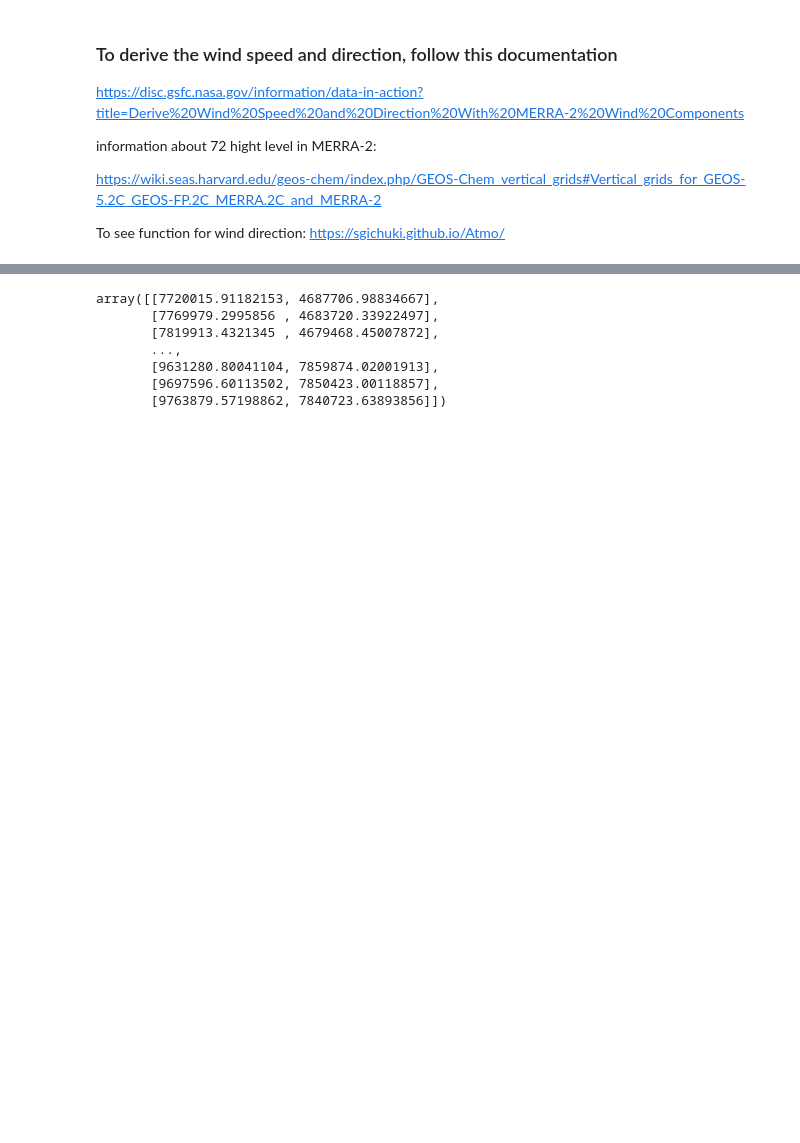
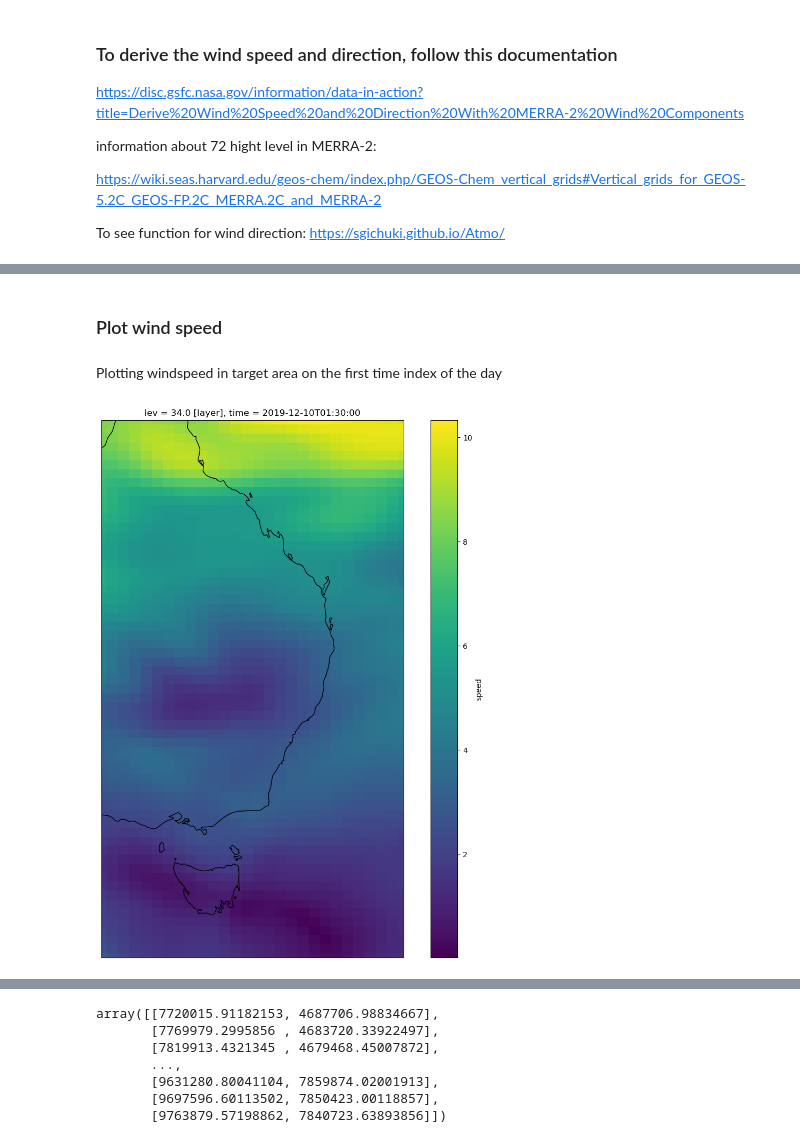
Before and after one commit to andradhandra/advectionGP, a Jupyter notebook: disertation.ipynb, the cells around one changed output, grey strips where cells are left out. Saved outputs shown, nothing was run; the diff lists cells and outputs as text; code cells hidden in the pictures; blank space fills up the shorter version.

```diff
--- a/disertation.ipynb
+++ b/disertation.ipynb
@@ -273,0 +90,12 @@ crs_4326, crs_27706, transformer, reversedTranformer
+# %%
+# Get target coordinate in lon and lat
+targetLonIndex = np.where((coords.lon >= targetCoordinates[0]) & (coords.lon <= targetCoordinates[1]))[0]
+targetLon = np.array([coords.lon[i] for i in targetLonIndex])
+
+targetLatIndex = np.where((coords.lat >= targetCoordinates[2]) & (coords.lat <= targetCoordinates[3]))[0]
+targetLat = np.array([coords.lat[i] for i in targetLatIndex])
+
+targetPairsIndex = np.array(np.meshgrid(targetLatIndex, targetLonIndex)).T.reshape(-1, 2)
+targetCoordinatPairs = np.array([(coords.lat[coordinateIndex[0]], coords.lon[coordinateIndex[1]]) for coordinateIndex in targetPairsIndex])
+
+targetLon, targetLat, targetCoordinatPairs.shape
@@ -273,0 +115,7 @@ crs_4326, crs_27706, transformer, reversedTranformer
+# %%
+# Get wind U and V and AOD dataset on east Australia
+windU = windData.U.isel(lon=targetLonIndex, lat=targetLatIndex, lev=windLevIndex)
+windV = windData.V.isel(lon=targetLonIndex, lat=targetLatIndex, lev=windLevIndex)
+aodanaData = aodData.AODANA.isel(lon=targetLonIndex, lat=targetLatIndex)
+
+aodanaData
@@ -273,0 +161,15 @@ crs_4326, crs_27706, transformer, reversedTranformer
+# %%
+speed = np.sqrt(np.square(windU) + np.square(windV))
+vector = np.arctan2(windV, windU) * 180 / np.pi
+
+# Create new wind dataset with speed and vector variables
+
+windDs = xr.Dataset({
+    "U": windU,
+    "V": windV,
+    "speed": speed,
+    "vector": vector,
+},
+attrs={"speed": "m/s", "vector": "degree"})
+
+windDs
@@ -273,0 +192,14 @@ crs_4326, crs_27706, transformer, reversedTranformer
+# %% [markdown]
+### Plot wind speed
+# %% [markdown]
+Plotting windspeed in target area on the first time index of the day
+# %%
+maps = windDs.speed.isel(time=0, lev=1).plot(figsize=(13,13), subplot_kws=dict(projection=ccrs.PlateCarree()),
+    transform=ccrs.PlateCarree())
+maps.axes.set_extent(targetCoordinates)
+maps.axes.add_feature(NaturalEarthFeature('physical', 'coastline', '50m'),
+              facecolor='none', edgecolor='black')
+
+plt.show()
+# %% [output]
+[figure, added]
```
Also changed, not shown: parts of 43 cells of this notebook.
